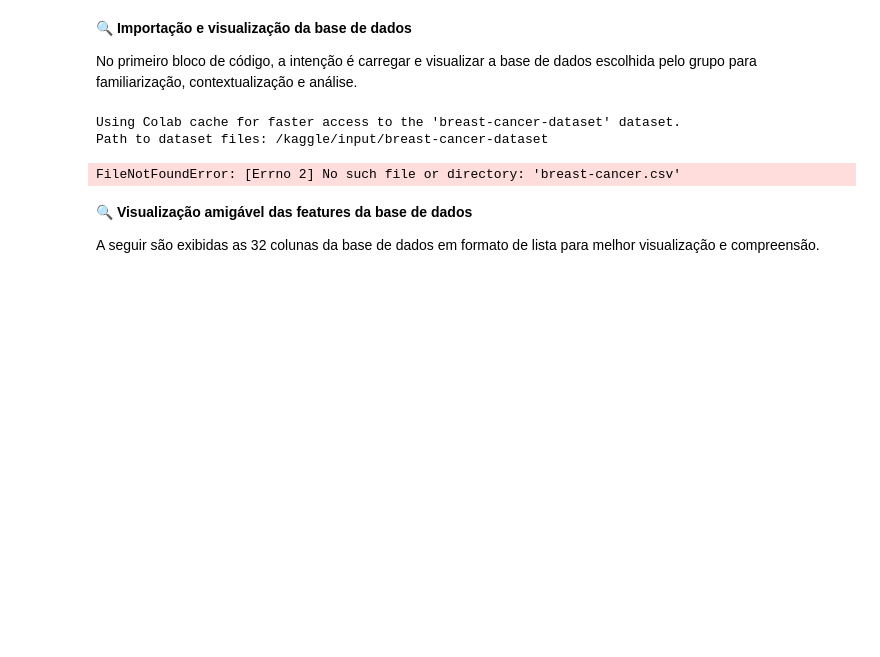
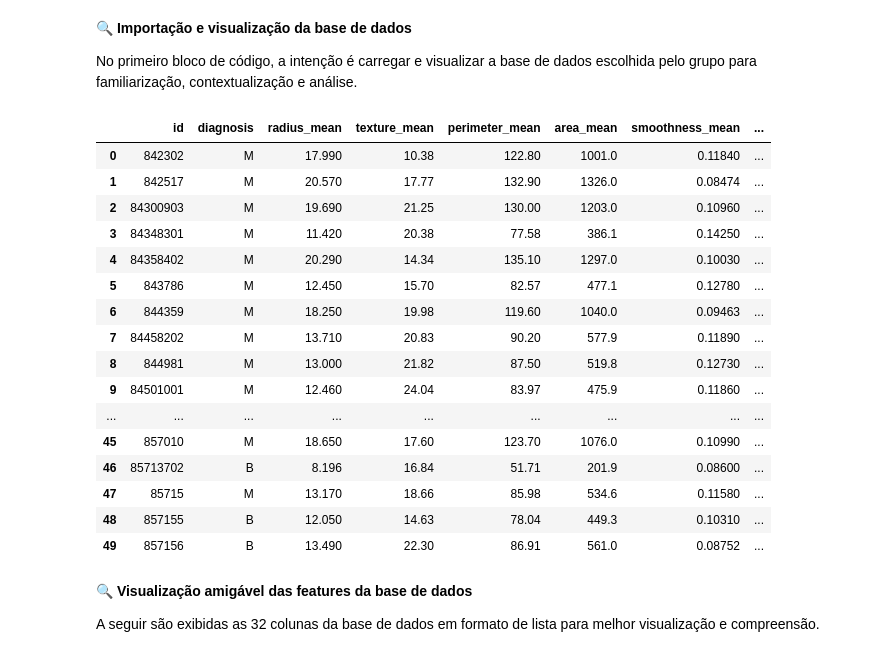
Before and after one commit to marceloklotz/breast-cancer-fiap, a Jupyter notebook: Breast_Cancer_FIAP.ipynb, the cells around one changed output. Drawn from its saved outputs; the diff is of its cells as text; code cells hidden in the pictures; blank space fills up the shorter version.

```diff
--- a/Breast_Cancer_FIAP.ipynb
+++ b/Breast_Cancer_FIAP.ipynb
@@ -7,24 +7,38 @@ No primeiro bloco de código, a intenção é carregar e visualizar a base de da
 # %%
 # Importa a biblioteca pandas para melhor visualização dos dados
 import pandas as pd
 
 # Ajusta a opção de exibição do Pandas com o valor 'None' para remover o limite de colunas exibidos por padrão
 # O valor "None" pode ser alterado para um limite exato de colunas.
 # A base de dados escolhida pelo grupo contém 32 colunas e 569 linhas
 pd.set_option('display.max_columns', None)
 
 # Indica o nome do arquivo CSV previamente carregado no Colab.
-base_de_dados = 'breast-cancer.csv'
+base_de_dados = 'https://raw.githubusercontent.com/marceloklotz/breast-cancer-fiap/refs/heads/main/breast-cancer.csv'
 
 # Leitura e armazenamento da base de dados na variável df (data-frame)
 df = pd.read_csv(base_de_dados)
 
 # Abre a visualização das primeiras 50 linhas da base de dados
 df.head(50)
 # %% [output]
-Using Colab cache for faster access to the 'breast-cancer-dataset' dataset.
-Path to dataset files: /kaggle/input/breast-cancer-dataset
-FileNotFoundError: [Errno 2] No such file or directory: 'breast-cancer.csv'
+|  | id | diagnosis | radius_mean | texture_mean | perimeter_mean | area_mean | smoothness_mean | ... |
+| 0 | 842302 | M | 17.990 | 10.38 | 122.80 | 1001.0 | 0.11840 | ... |
+| 1 | 842517 | M | 20.570 | 17.77 | 132.90 | 1326.0 | 0.08474 | ... |
+| 2 | 84300903 | M | 19.690 | 21.25 | 130.00 | 1203.0 | 0.10960 | ... |
+| 3 | 84348301 | M | 11.420 | 20.38 | 77.58 | 386.1 | 0.14250 | ... |
+| 4 | 84358402 | M | 20.290 | 14.34 | 135.10 | 1297.0 | 0.10030 | ... |
+| 5 | 843786 | M | 12.450 | 15.70 | 82.57 | 477.1 | 0.12780 | ... |
+| 6 | 844359 | M | 18.250 | 19.98 | 119.60 | 1040.0 | 0.09463 | ... |
+| 7 | 84458202 | M | 13.710 | 20.83 | 90.20 | 577.9 | 0.11890 | ... |
+| 8 | 844981 | M | 13.000 | 21.82 | 87.50 | 519.8 | 0.12730 | ... |
+| 9 | 84501001 | M | 12.460 | 24.04 | 83.97 | 475.9 | 0.11860 | ... |
+| ... | ... | ... | ... | ... | ... | ... | ... | ... |
+| 45 | 857010 | M | 18.650 | 17.60 | 123.70 | 1076.0 | 0.10990 | ... |
+| 46 | 85713702 | B | 8.196 | 16.84 | 51.71 | 201.9 | 0.08600 | ... |
+| 47 | 85715 | M | 13.170 | 18.66 | 85.98 | 534.6 | 0.11580 | ... |
+| 48 | 857155 | B | 12.050 | 14.63 | 78.04 | 449.3 | 0.10310 | ... |
+| 49 | 857156 | B | 13.490 | 22.30 | 86.91 | 561.0 | 0.08752 | ... |
 # %% [markdown]
 🔍 **Visualização amigável das features da base de dados**
 
```
